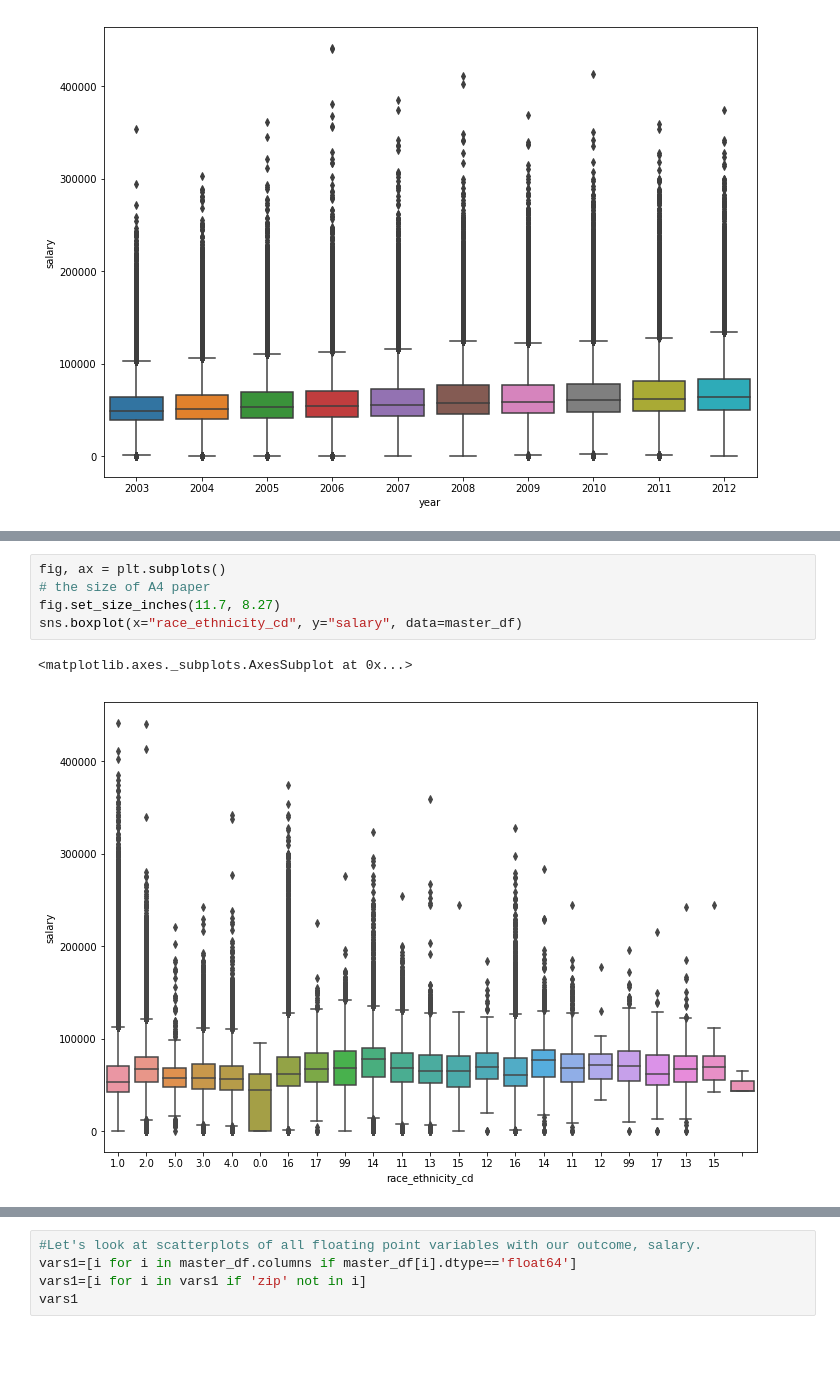
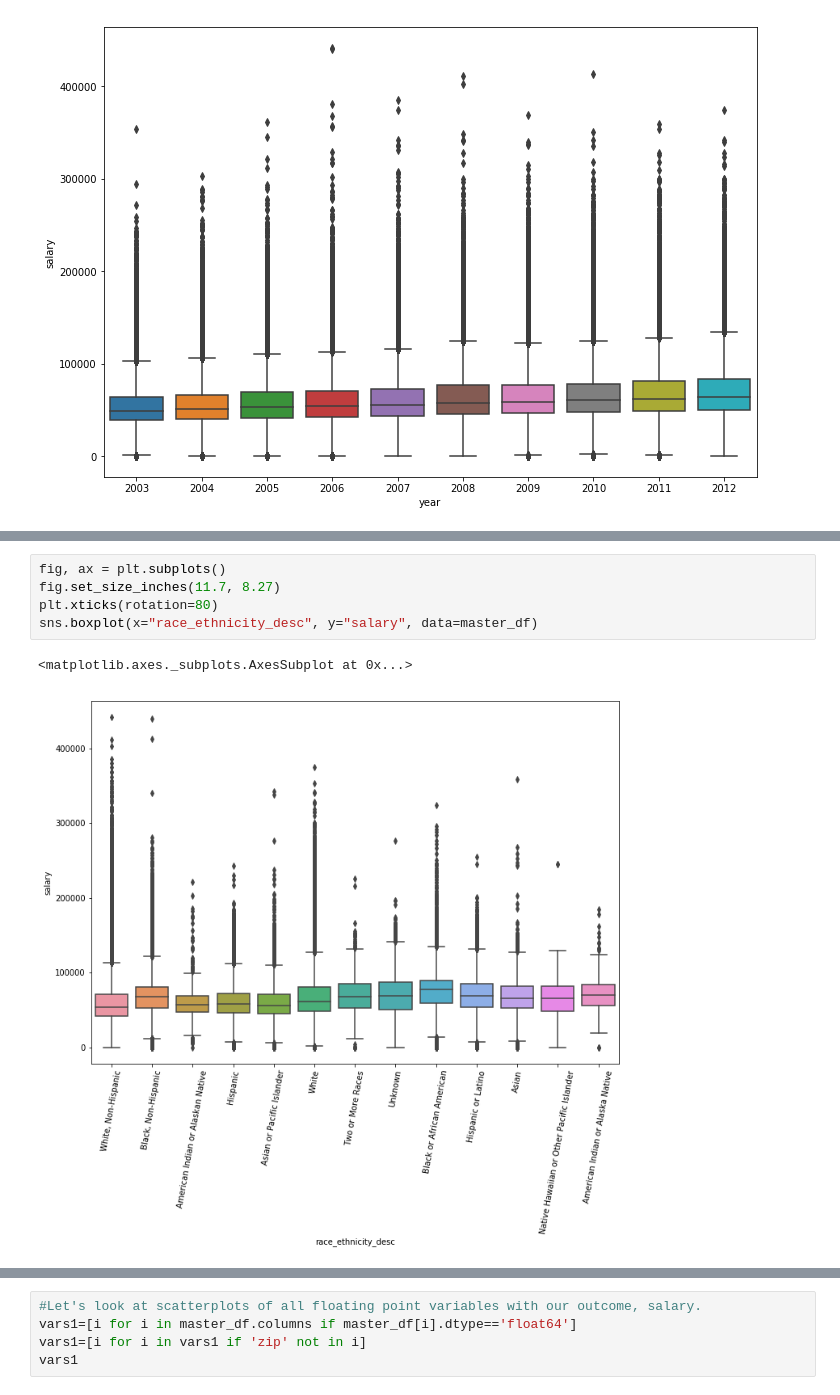
Before and after one commit to obxkid413/DSC-672_Project, a Jupyter notebook: DSC_672_Notebook_Jon.ipynb, the cells around one changed output, grey strips where cells are left out. Cells and saved outputs as stored; diff of their text form; blank space fills up the shorter version.

```diff
--- a/DSC_672_Notebook_Jon.ipynb
+++ b/DSC_672_Notebook_Jon.ipynb
@@ -135,8 +194,8 @@ sns.boxplot(x="year", y="salary", data=master_df)
 # %%
 fig, ax = plt.subplots()
-# the size of A4 paper
 fig.set_size_inches(11.7, 8.27)
-sns.boxplot(x="race_ethnicity_cd", y="salary", data=master_df)
+plt.xticks(rotation=80)
+sns.boxplot(x="race_ethnicity_desc", y="salary", data=master_df)
 # %% [output]
 <matplotlib.axes._subplots.AxesSubplot at 0x...>
-[figure, old version]
+[figure, new version]
```
Also changed, not shown: parts of 15 cells of this notebook.
